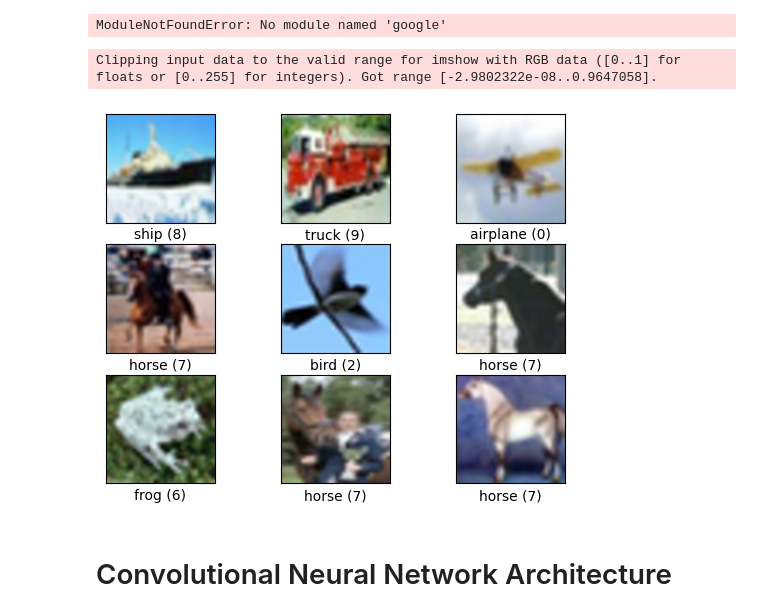
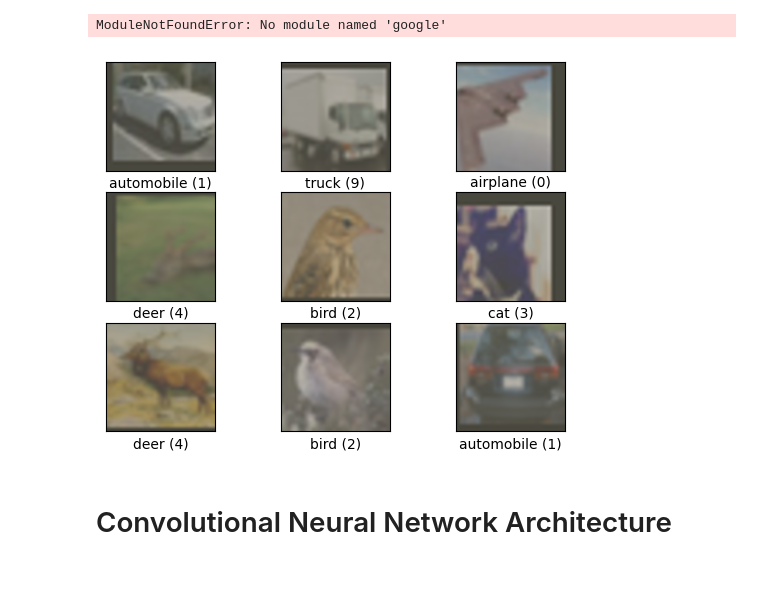
Before and after one commit to vita-epfl/DLAV-2025, a Jupyter notebook: graded_homework/hw1/CNN Exercise.ipynb, the cells around one changed output. Saved outputs shown, nothing was run; the diff lists cells and outputs as text; code cells hidden in the pictures; blank space fills up the shorter version.

```diff
--- a/graded_homework/hw1/CNN Exercise.ipynb
+++ b/graded_homework/hw1/CNN Exercise.ipynb
@@ -112,10 +112,19 @@ def get_train_valid_loader(data_dir='data',
 
     # Define the transform for training (and data augmentation)
 
+    # train_transform = transforms.Compose([
+    #     transforms.ToTensor(),
+    #     normalize,
+    # ])
+
+
     train_transform = transforms.Compose([
+        transforms.RandomCrop(32, padding=4),  # Data Augmentation
+        transforms.RandomHorizontalFlip(),
         transforms.ToTensor(),
-        normalize,
+        transforms.Normalize((0.5, 0.5, 0.5), (0.5, 0.5, 0.5))  # Normalization
     ])
+
 
     # load the dataset
     train_dataset = datasets.CIFAR10(
@@ -145,35 +154,34 @@ def get_train_valid_loader(data_dir='data',
         num_workers=num_workers, pin_memory=pin_memory,
     )
     valid_loader = torch.utils.data.DataLoader(
         valid_dataset, batch_size=batch_size, sampler=valid_sampler,
         num_workers=num_workers, pin_memory=pin_memory,
     )
 
     # visualize some images if requested
     if show_sample:
         sample_loader = torch.utils.data.DataLoader(
             train_dataset, batch_size=9, shuffle=shuffle,
             num_workers=num_workers, pin_memory=pin_memory,
         )
         data_iter = iter(sample_loader)
         images, labels = next(data_iter)
         # Unnormalize the images for display
         mean = [0.4914, 0.4822, 0.4465]
         std = [0.2023, 0.1994, 0.2010]
         unnorm_images = [unnormalize(img, mean, std) for img in images]
         X = torch.stack(unnorm_images).numpy().transpose([0, 2, 3, 1])
         plot_images(X, labels)
 
     return (train_loader, valid_loader)
 
 def unnormalize(img, mean, std):
     img = img * torch.tensor(std).view(3, 1, 1) + torch.tensor(mean).view(3, 1, 1)
     return img
 
 trainloader, valloader = get_train_valid_loader()
 # %% [output]
-Clipping input data to the valid range for imshow with RGB data ([0..1] for floats or [0..255] for integers). Got range [-2.9802322e-08..0.9647058].
-[figure, old version]
+[figure, new version]
 # %% [markdown]
 # Convolutional Neural Network Architecture
 # %% [markdown]
```
Also changed, not shown: parts of 6 cells of this notebook, 2 other files.
